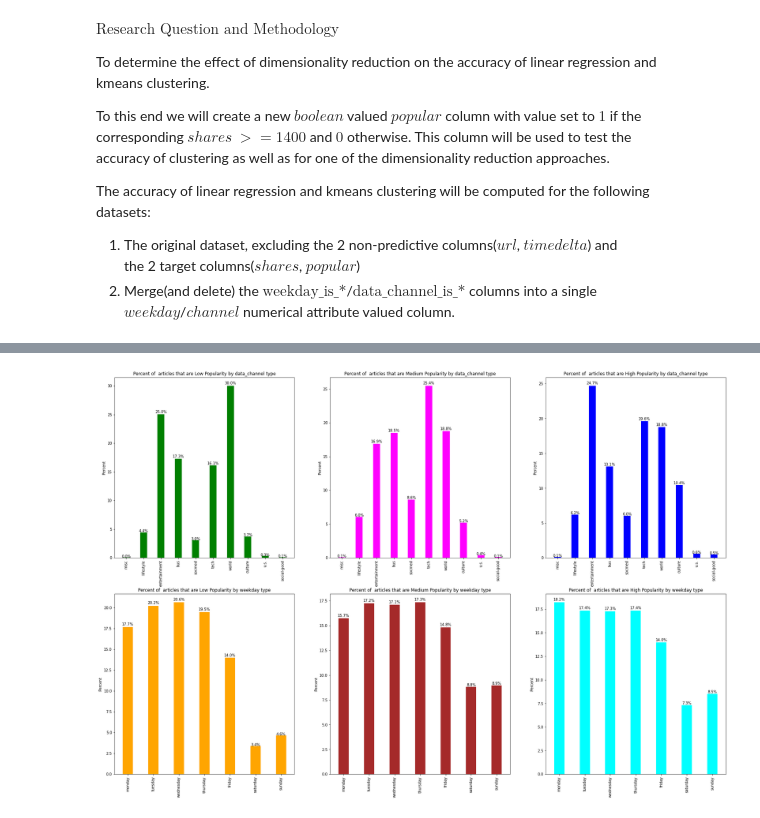
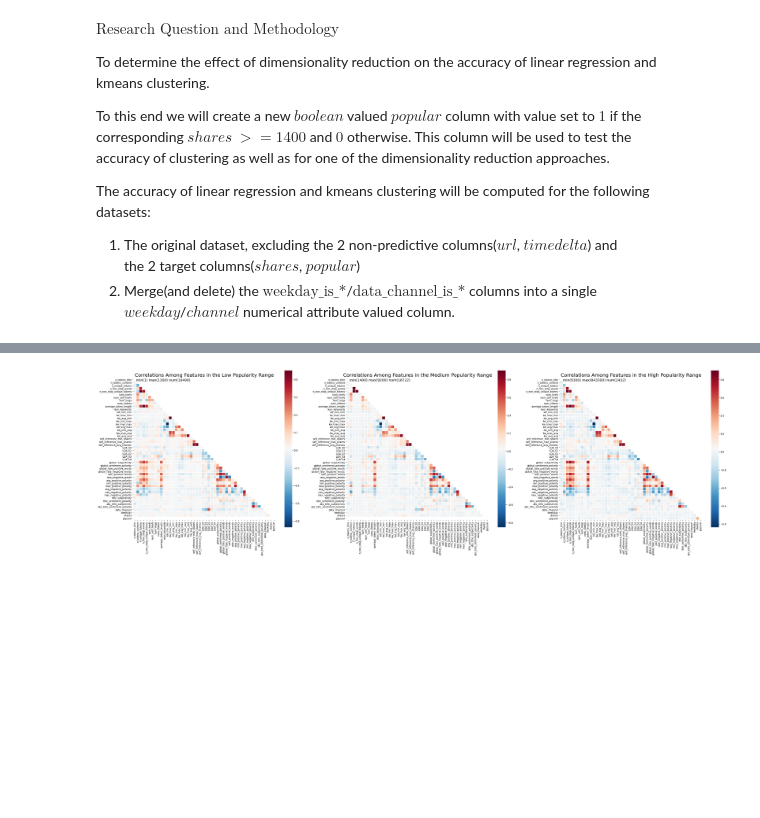
Before and after one commit to nsriniva/DS-Unit-1-Build, a Jupyter notebook: DS_Unit_1_BuildProject_1.ipynb, the cells around one changed output, grey strips where cells are left out. Cells and saved outputs as stored; diff of their text form; code cells hidden in the pictures; blank space fills up the shorter version.

```diff
--- a/DS_Unit_1_BuildProject_1.ipynb
+++ b/DS_Unit_1_BuildProject_1.ipynb
@@ -338,8 +271,6 @@ def display_error_graph(err, ax0, ax1, ax2, title='Title'):
   Y = p[4]
   Ycp = p[5]
   Ycm = m[5]
-
-  print(Y.min(), Y.max())
 
   tX = 40000
 
@@ -358,16 +289,12 @@ def display_error_graph(err, ax0, ax1, ax2, title='Title'):
   ax2.plot([-5000,50000],[m[1],m[1]], color='magenta')
   ax2.text(tX, m[1]+100, f'MAE={m[1]:1.0f}')
 
-fig,ax = plt.subplots(3,len(sigmas), figsize=(40,10))
-#fig.suptitle(title)
 
-for i,sigma in enumerate(sigmas):
-  display_error_graph(err[i], ax[0][i], ax[1][i], ax[2][i], title=f'{sigma} sigma')
-
-
-def display_corr(df_corr, ax,sfx='Normal Popularity range'):
+def display_corr(df, ax,sfx='Low'):
 ## heatmeap to see the correlation between features.
 # Generate a mask for the upper triangle (taken from seaborn example gallery)
+  df_corr = df.corr()
+
   mask = np.zeros_like(df_corr, dtype=np.bool)
   mask[np.triu_indices_from(mask)] = True
 
@@ -380,21 +307,6 @@ def display_corr(df_corr, ax,sfx='Normal Popularity range'):
               vmax = .9,
               ax = ax,
               square=True)
-  ax.set_title(f'Correlations Among Features in the {sfx}', y = 1.03,fontsize = 20);
 
-pop_df, vpop_df = partition_on_shares(onp_merged_df, 0.5)
-
-pop_df_grouped = pop_df.groupby(pop_df.popular)
-
-lpop_df = pop_df_grouped.get_group(0)
-mpop_df = pop_df_grouped.get_group(1)
-
-lpop_df_corr = lpop_df.corr()
-mpop_df_corr = mpop_df.corr()
-vpop_df_corr = vpop_df.corr()
-
-fig, ax = plt.subplots(1,3,figsize = (45,12))
-
-display_corr(lpop_df_corr, ax[0])
-display_corr(pop_df_corr,ax[1])
-display_corr(vpop_df_corr,ax[2])
+  ax.text(1, 1,f'min({df.shares.min()}) max({df.shares.max()}) num({len(df.shares)})', fontsize='x-large')
+  ax.set_title(f'Correlations Among Features in the {sfx} Popularity Range', y = 1.03,fontsize = 20);
@@ -412,5 +320,20 @@ display_corr(vpop_df_corr,ax[2])
+# %%
+pop_df, hpop_df = partition_on_shares(onp_merged_df, 0.5)
+
+pop_df_grouped = pop_df.groupby(pop_df.popular)
+
+lpop_df = pop_df_grouped.get_group(0)
+mpop_df = pop_df_grouped.get_group(1)
+
+fig, ax = plt.subplots(1,3,figsize = (45,12))
+
+display_corr(lpop_df,ax[0])
+display_corr(mpop_df,ax[1], 'Medium')
+display_corr(hpop_df,ax[2], 'High')
+# %% [output]
+[figure, added]
 # %%
-def plot_against_popular_level(df,ax, col='data_channel', title='Low', name_dict=dcm, two=True, display_both=False, color='green'):
+def plot_against_popular_level(df,ax, col='data_channel', title='Low', name_dict=dcm, two=True, display_both=False, color='green', left=False):
 
   #display(pd.crosstab(df[col], df.popular))
   chi2 = chi2_contingency(pd.crosstab(df[col], df.popular))
@@ -453,8 +376,16 @@ def plot_against_popular_level(df,ax, col='data_channel', title='Low', name_dict
 
   div = [1,2][int(two and display_both)]
 
+  print(ax.get_xlim(), ax.get_ylim())
+
+  Tx = 0
+  if not left:
+    Tx = ax.get_xlim()[1]*0.75
 # add some text for labels, title and axes ticks
   ax.set_ylabel('Percent')
+  ax.text(Tx, ax.get_ylim()[1]-1,f'min({df.shares.min()})', fontsize='large')
+  ax.text(Tx, ax.get_ylim()[1]-2,f'max({df.shares.max()})', fontsize='large')
+  ax.text(Tx, ax.get_ylim()[1]-3,f'num({len(df.shares)})', fontsize='large')
   ax.set_title(f'Percent of  articles that are {title} Popularity by {col} type')
   ax.set_xticks(ind + width / div)
   ax.set_xticklabels(name_dict.keys(), rotation='vertical')
@@ -467,17 +398,3 @@ def plot_against_popular_level(df,ax, col='data_channel', title='Low', name_dict
 
   if two and display_both:
     ax.legend((rects1[0], rects2[0]), (f'{title[0]}Popular', f'{title[1]}Popular'));
-
-#Create the plot
-fig, ax = plt.subplots(2,3,figsize=(30,20))
-
-plot_against_popular_level(lpop_df, ax[0][0],two=False)
-plot_against_popular_level(mpop_df, ax[0][1],title='Medium',two=False, color='magenta')
-#plot_against_popular_level(vpop_df, title=['Very','Ultra'], display_both=True)
-plot_against_popular_level(vpop_df, ax[0][2], title='High',two=False, color='blue')
-plot_against_popular_level(lpop_df,ax[1][0], col='weekday', name_dict=wm, two=False, color='orange')
-plot_against_popular_level(mpop_df,ax[1][1], col='weekday', title='Medium',name_dict=wm, two=False, color='brown')
-#plot_against_popular_level(vpop_df,title=['Very','Ultra'], col='weekday', name_dict=wm, display_both=True)
-plot_against_popular_level(vpop_df,ax[1][2], col='weekday', title='High',name_dict=wm, two=False, color='cyan')
-# %% [output]
-[figure, removed]
```
Also changed, not shown: parts of 8 cells of this notebook.
